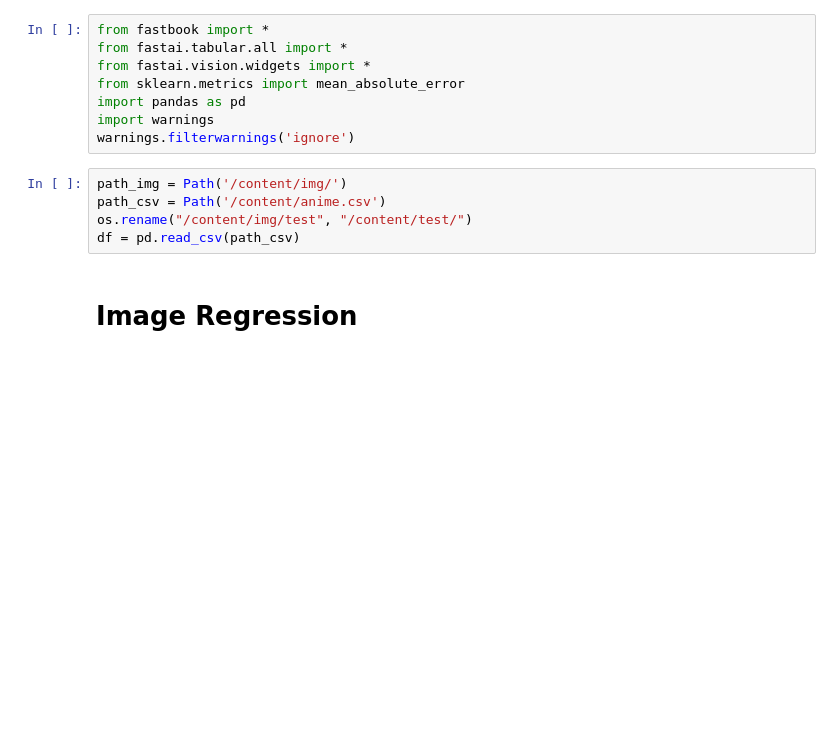
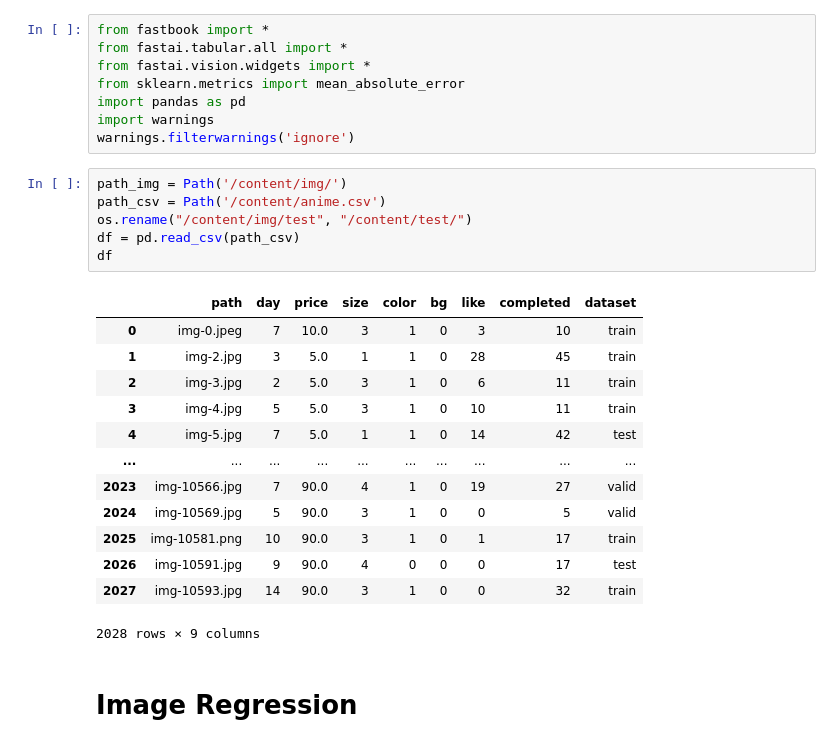
Before and after one commit to pradrattana/anime-commission-suggested-price, a Jupyter notebook: anime_price_reg.ipynb, the cells around one changed output. Saved outputs shown, nothing was run; the diff lists cells and outputs as text; blank space fills up the shorter version.

```diff
--- a/anime_price_reg.ipynb
+++ b/anime_price_reg.ipynb
@@ -23,8 +23,23 @@ warnings.filterwarnings('ignore')
 # %%
 path_img = Path('/content/img/')
 path_csv = Path('/content/anime.csv')
 os.rename("/content/img/test", "/content/test/")
 df = pd.read_csv(path_csv)
+df
+# %% [output]
+|  | path | day | price | size | color | bg | like | completed | dataset |
+| 0 | img-0.jpeg | 7 | 10.0 | 3 | 1 | 0 | 3 | 10 | train |
+| 1 | img-2.jpg | 3 | 5.0 | 1 | 1 | 0 | 28 | 45 | train |
+| 2 | img-3.jpg | 2 | 5.0 | 3 | 1 | 0 | 6 | 11 | train |
+| 3 | img-4.jpg | 5 | 5.0 | 3 | 1 | 0 | 10 | 11 | train |
+| 4 | img-5.jpg | 7 | 5.0 | 1 | 1 | 0 | 14 | 42 | test |
+| ... | ... | ... | ... | ... | ... | ... | ... | ... | ... |
+| 2023 | img-10566.jpg | 7 | 90.0 | 4 | 1 | 0 | 19 | 27 | valid |
+| 2024 | img-10569.jpg | 5 | 90.0 | 3 | 1 | 0 | 0 | 5 | valid |
+| 2025 | img-10581.png | 10 | 90.0 | 3 | 1 | 0 | 1 | 17 | train |
+| 2026 | img-10591.jpg | 9 | 90.0 | 4 | 0 | 0 | 0 | 17 | test |
+| 2027 | img-10593.jpg | 14 | 90.0 | 3 | 1 | 0 | 0 | 32 | train |
+2028 rows × 9 columns
 # %% [markdown]
 # Image Regression
 # %%
```
Also changed, not shown: parts of 8 cells of this notebook.
